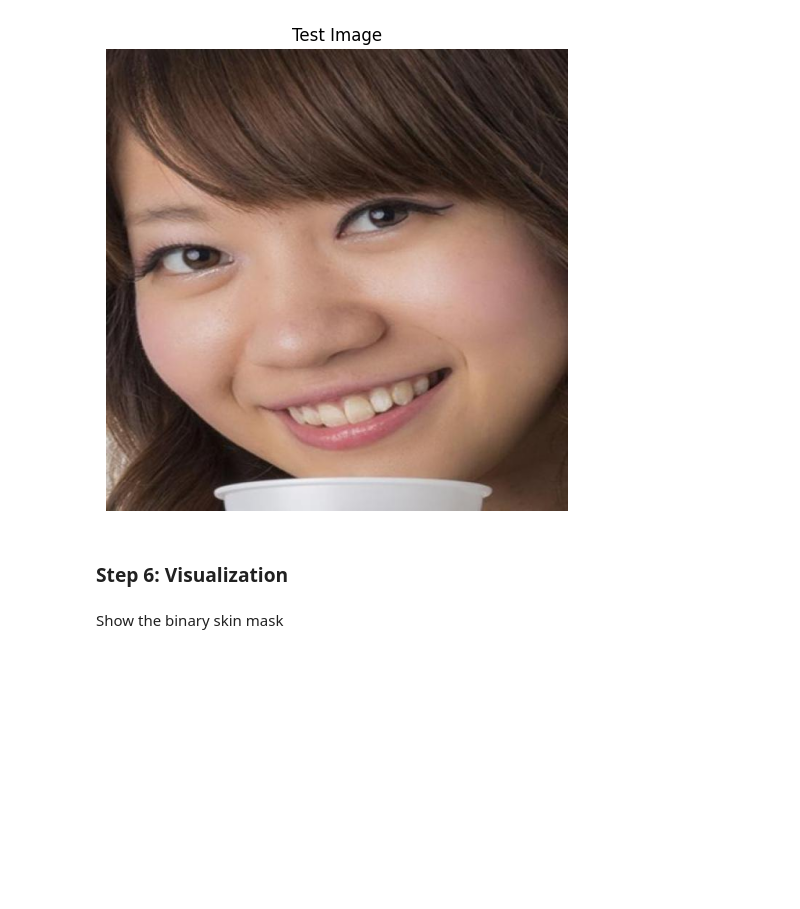
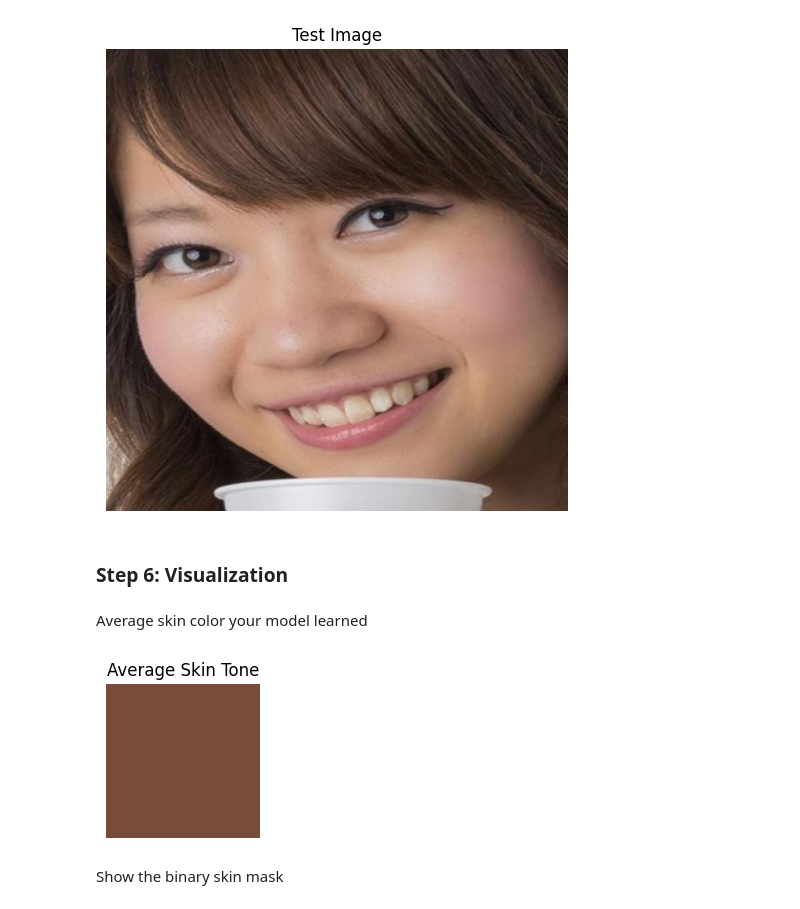
Before and after one commit to Tharunchndrn/basic_skin-tone_classifier, a Jupyter notebook: skin_tone_Detection.ipynb, the cells around one changed output. Drawn from its saved outputs; the diff is of its cells as text; code cells hidden in the pictures; blank space fills up the shorter version.

```diff
--- a/skin_tone_Detection.ipynb
+++ b/skin_tone_Detection.ipynb
@@ -251,6 +291,25 @@ for x in range(height):
             skin_mask[x, y] = 0
 # %% [markdown]
 ### Step 6: Visualization
+# %% [markdown]
+Average skin color your model learned
+# %%
+mean_r, mean_g = mean_vector
+
+patch = np.ones((100,100,3))
+
+patch[:,:,0] = mean_r
+patch[:,:,1] = mean_g
+patch[:,:,2] = 1 - (mean_r + mean_g)
+
+plt.figure(figsize=(2,2))
+plt.imshow(patch)
+plt.title("Average Skin Tone")
+plt.axis("off")
+
+plt.show()
+# %% [output]
+[figure, added]
 # %% [markdown]
 Show the binary skin mask
 # %%
```
Also changed, not shown: parts of 5 cells of this notebook.
